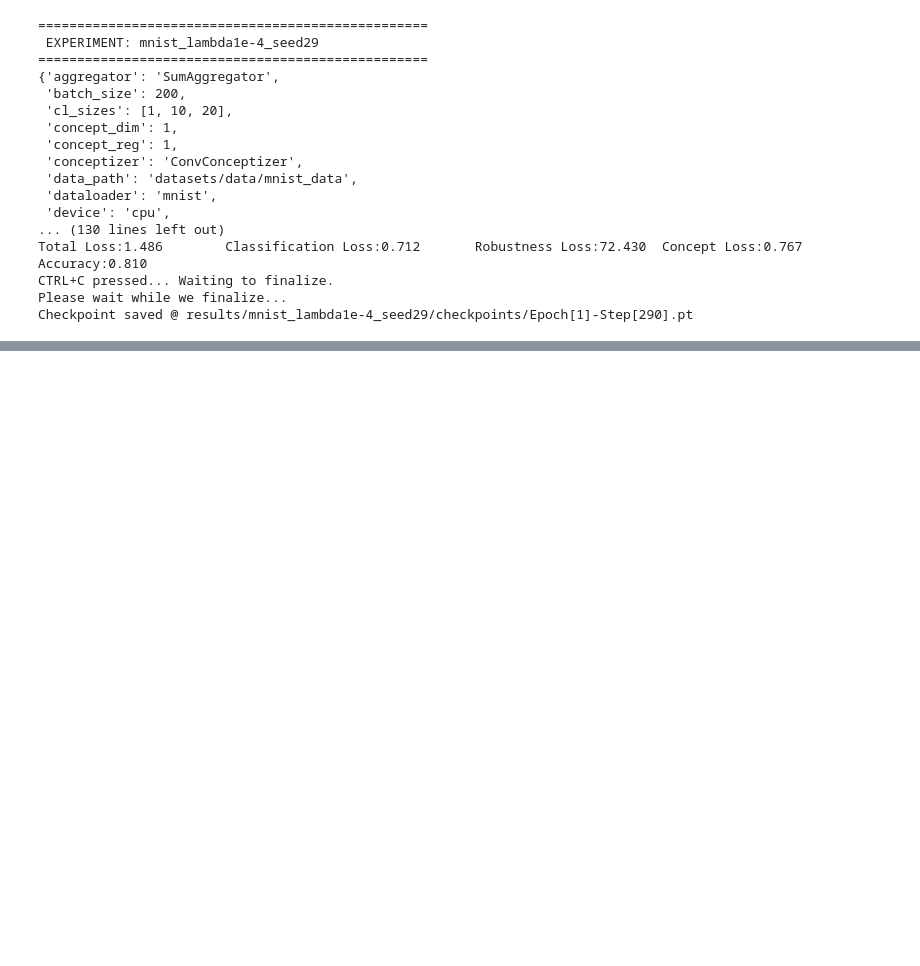
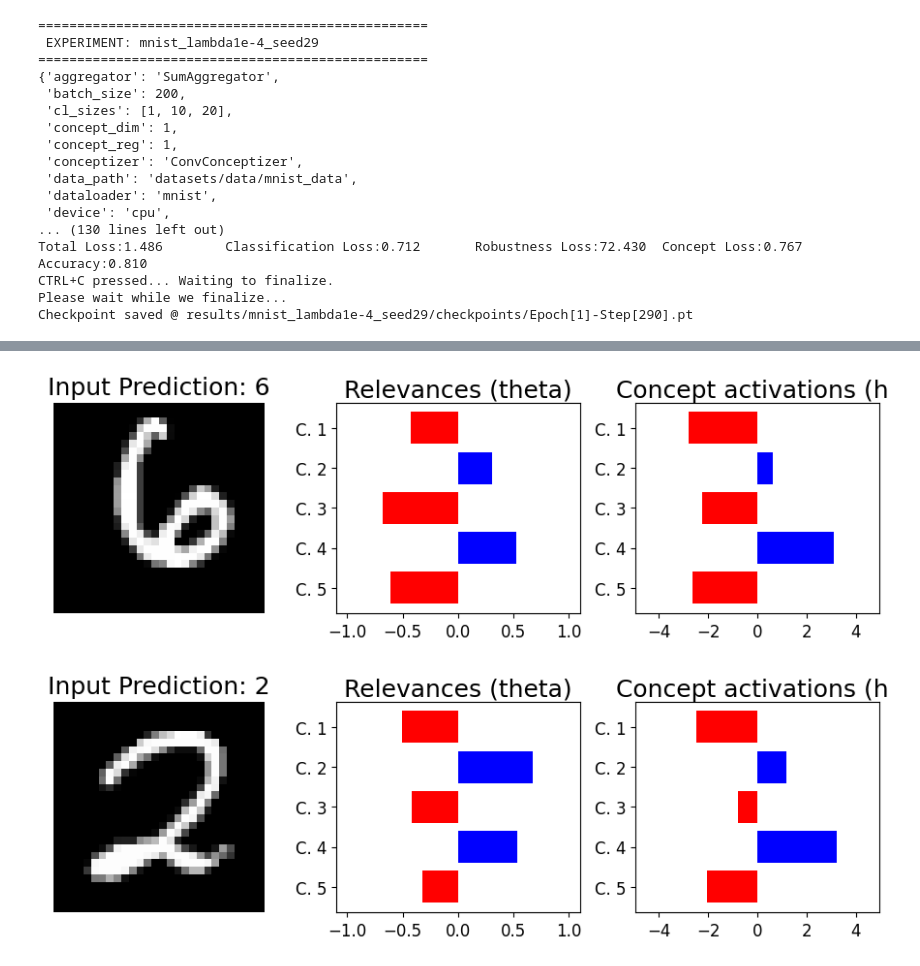
Before and after one commit to Ggenoni/SENN, a Jupyter notebook: training_SNEE.ipynb, the cells around one changed output, grey strips where cells are left out. Cells and saved outputs as stored; diff of their text form; code cells hidden in the pictures; blank space fills up the shorter version.

```diff
--- a/training_SNEE.ipynb
+++ b/training_SNEE.ipynb
@@ -150,0 +222,5 @@ Checkpoint saved @ results/mnist_lambda1e-4_seed29/checkpoints/Epoch[1]-Step[290
+# %%
+show_explainations(mnist_SENN, mnist_test_dl, 'mnist')
+# %% [output]
+[figure, added]
+[figure, added]
```
Also changed, not shown: parts of 18 cells of this notebook.
